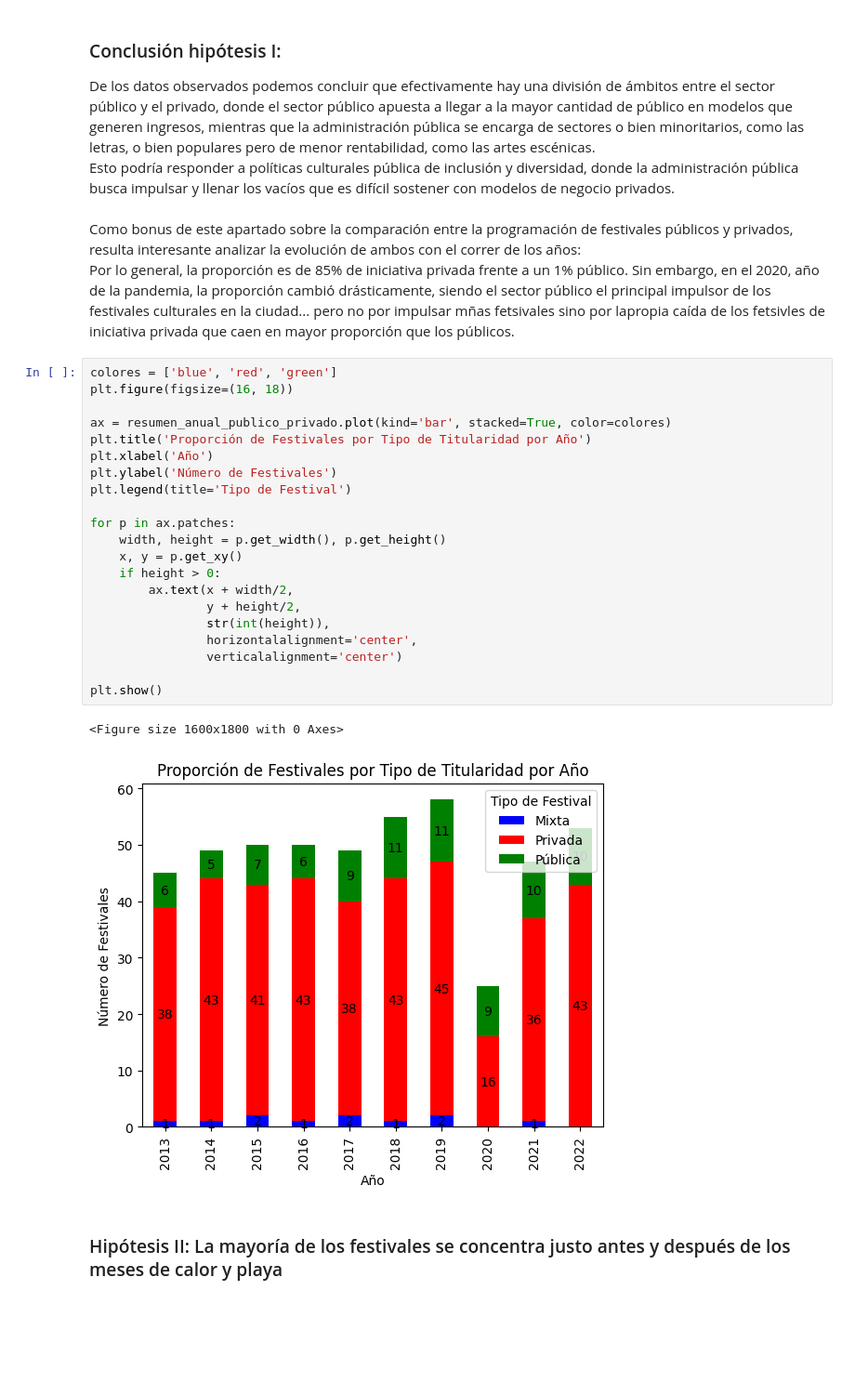
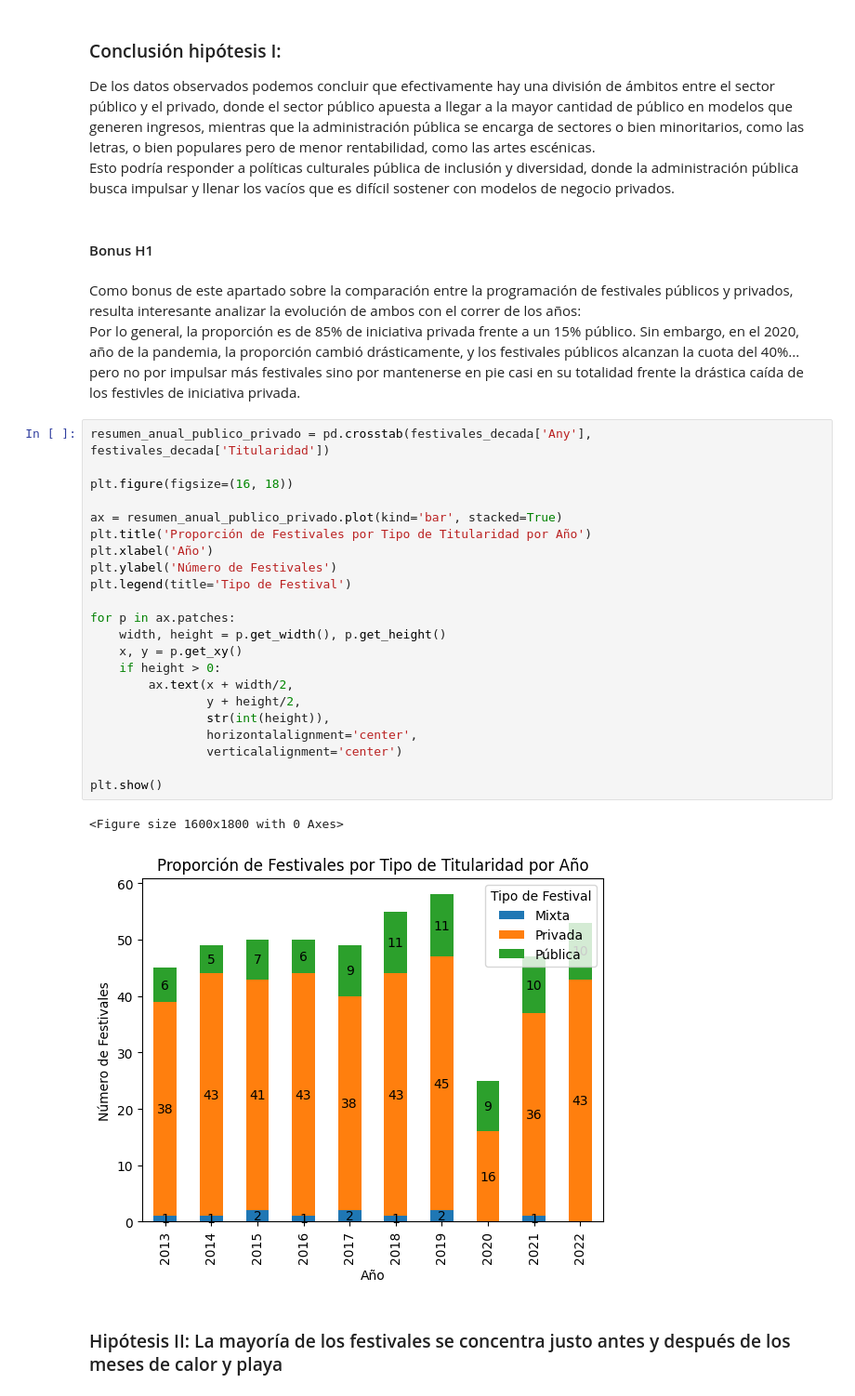
Before and after one commit to marosor/ONLINE_DS_THEBRIDGE_marosor, a Jupyter notebook: EDA/SRC/Memoria EDA.ipynb, the cells around one changed output. Shown at 93% size. Cells and saved outputs as stored; diff of their text form; blank space fills up the shorter version.

```diff
--- a/EDA/SRC/Memoria EDA.ipynb
+++ b/EDA/SRC/Memoria EDA.ipynb
@@ -230,33 +272,36 @@ A partir de los datos que tenemos hasta ahora podemos ver que:<br>
 ### Conclusión hipótesis I:
 De los datos observados podemos concluir que efectivamente hay una división de ámbitos entre el sector público y el privado, donde el sector público apuesta a llegar a la mayor cantidad de público en modelos que generen ingresos, mientras que la administración pública se encarga de sectores o bien minoritarios, como las letras, o bien populares pero de menor rentabilidad, como las artes escénicas.<br>
 Esto podría responder a políticas culturales pública de inclusión y diversidad, donde la administración pública busca impulsar y llenar los vacíos que es difícil sostener con modelos de negocio privados.
+# %% [markdown]
+#### Bonus H1
 # %% [markdown]
 Como bonus de este apartado sobre la comparación entre la programación de festivales públicos y privados, resulta interesante analizar la evolución de ambos con el correr de los años: <br>
-Por lo general, la proporción es de 85% de iniciativa privada frente a un 1% público. Sin embargo, en el 2020, año de la pandemia, la proporción cambió drásticamente, siendo el sector público el principal impulsor de los festivales culturales en la ciudad... pero no por impulsar mñas fetsivales sino por lapropia caída de los fetsivles de iniciativa privada que caen en mayor proporción que los públicos.
+Por lo general, la proporción es de 85% de iniciativa privada frente a un 15% público. Sin embargo, en el 2020, año de la pandemia, la proporción cambió drásticamente, y los festivales públicos alcanzan la cuota del 40%... pero no por impulsar más festivales sino por mantenerse en pie casi en su totalidad frente la drástica caída de los festivles de iniciativa privada.
 # %%
-colores = ['blue', 'red', 'green']
+resumen_anual_publico_privado = pd.crosstab(festivales_decada['Any'], festivales_decada['Titularidad'])
+
 plt.figure(figsize=(16, 18))
 
-ax = resumen_anual_publico_privado.plot(kind='bar', stacked=True, color=colores)
+ax = resumen_anual_publico_privado.plot(kind='bar', stacked=True)
 plt.title('Proporción de Festivales por Tipo de Titularidad por Año')
 plt.xlabel('Año')
 plt.ylabel('Número de Festivales')
 plt.legend(title='Tipo de Festival')
 
 for p in ax.patches:
     width, height = p.get_width(), p.get_height()
     x, y = p.get_xy()
     if height > 0:
         ax.text(x + width/2,
                 y + height/2,
                 str(int(height)),
                 horizontalalignment='center',
                 verticalalignment='center')
 
 plt.show()
 # %% [output]
 <Figure size 1600x1800 with 0 Axes>
-[figure, old version]
+[figure, new version]
 # %% [markdown]
 ### Hipótesis II: La mayoría de los festivales se concentra justo antes y después de los meses de calor y playa
 # %% [markdown]
```
Also changed, not shown: parts of 16 cells of this notebook.
